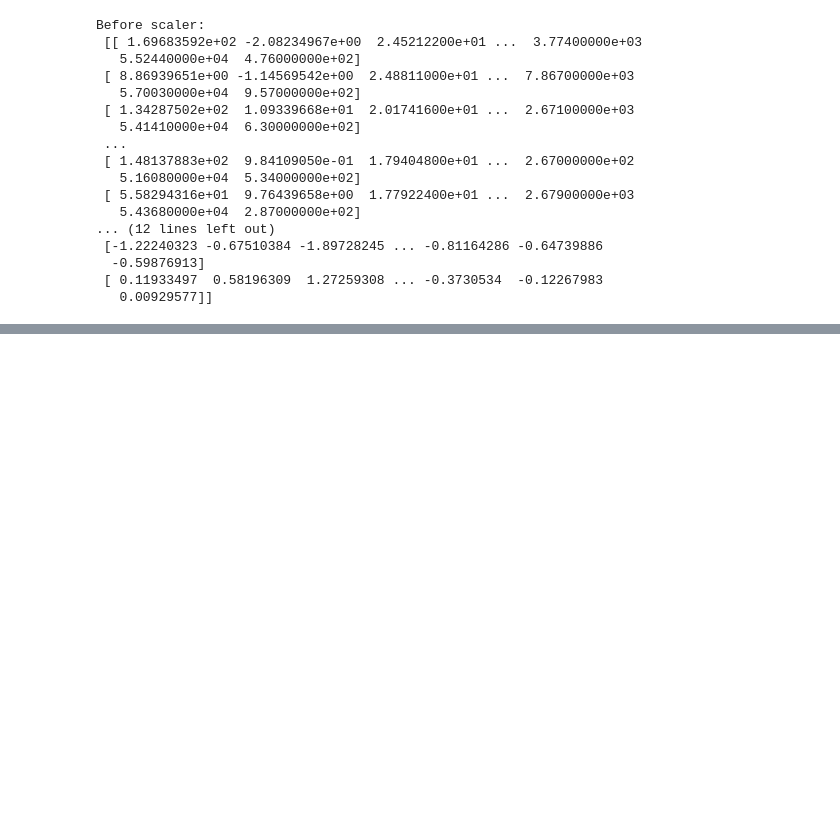
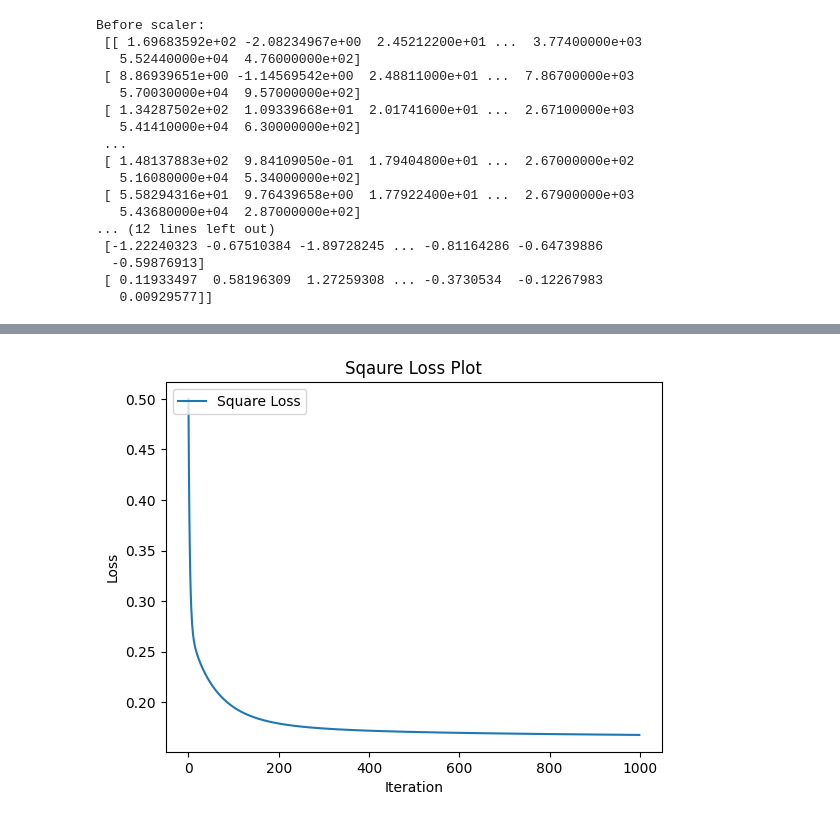
Before and after one commit to Nikosbatz/Stellar_Classification_models, a Jupyter notebook: sq_error.ipynb, the cells around one changed output, grey strips where cells are left out. Cells and saved outputs as stored; diff of their text form; code cells hidden in the pictures; blank space fills up the shorter version.

```diff
--- a/sq_error.ipynb
+++ b/sq_error.ipynb
@@ -98,36 +93,0 @@ Before scaler:
-# %%
-def train_linear_regression(X, y):
-
-    # Linear regression normal equation
-    theta = np.linalg.inv(X.T @ X) @ (X.T @ y)
-    return theta
-
-
-def predict(X, theta):
-    return X @ theta
-
-
-
-def gradient_descent(X, y, theta, learning_rate, iterations):
-
-    m = len(y)  # Number of samples
-    cost_history = []
-    print(theta.shape)
-
-    for _ in range(iterations):
-        #print(_)
-        # Calculate predictions
-        predictions = X @ theta
-
-        # Compute the gradient of the cost function
-        gradient = (1 / m) * X.T @ (predictions - y)
-        #print(gradient)
-
-        # Update theta
-        theta = theta - learning_rate * gradient
-
-        # Compute the cost and save it
-        cost = computeCost(X, y, theta)
-        cost_history.append(cost)
-
-    return theta, cost_history
@@ -210,0 +145,10 @@ Accuracy: 0.13735
+# %%
+plt.plot( sq_loss_history)
+#plt.plot( accuracy_history)
+plt.title('Sqaure Loss Plot')
+plt.ylabel('Loss')
+plt.xlabel('Iteration')
+plt.legend(['Square Loss'], loc='upper left')
+plt.show()
+# %% [output]
+[figure, added]
```
Also changed, not shown: parts of 13 cells of this notebook, 2 other files.
